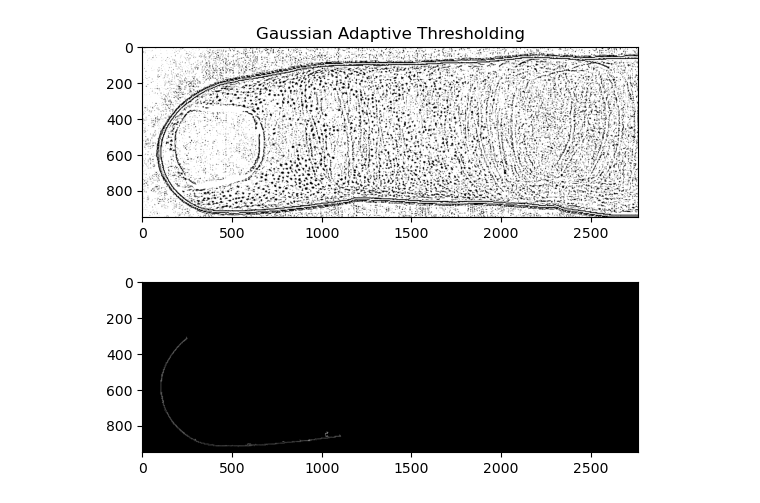
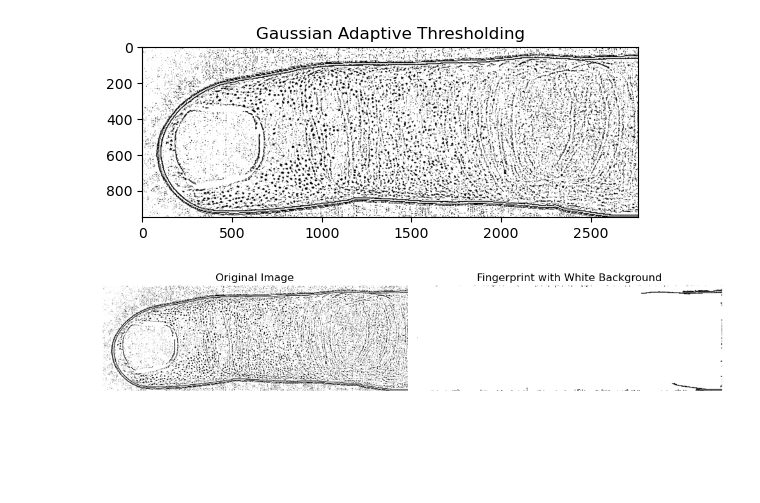
Before and after one commit to UArizonaCB2/sweat-pore-activation, a Jupyter notebook: SweatPoresDetection.ipynb, the cells around one changed output. Saved outputs shown, nothing was run; the diff lists cells and outputs as text; code cells hidden in the pictures; blank space fills up the shorter version.

```diff
--- a/SweatPoresDetection.ipynb
+++ b/SweatPoresDetection.ipynb
@@ -90,29 +90,51 @@ plt.title('Gaussian Adaptive Thresholding')
 plt.show()
 # %% [output]
 [figure]
-# %%
-# Get rid of the gray area outside the contour of the finger, we only want to maintain the analysis inside the finger
-
-# Apply thresholding to create a binary mask
-_, thresh = cv2.threshold(gaussian_thresh_image, 200, 255, cv2.THRESH_BINARY_INV)
-
-# Find contours
-contours, _ = cv2.findContours(thresh, cv2.RETR_EXTERNAL, cv2.CHAIN_APPROX_SIMPLE)
-
-# Select the largest contour (assuming it's the finger outline)
-finger_contour = max(contours, key=cv2.contourArea)
-
-# Create a new mask
-mask = np.zeros(init_image.shape[:2], dtype=np.uint8)
-
-# Draw the finger contour on the mask
-cv2.drawContours(mask, [finger_contour], 0, (255, 255, 255), -1)
-
-# Isolate the finger region
-isolated_finger = cv2.bitwise_and(init_image, init_image, mask=mask)
-
-# Display the resulting image
-plt.imshow(cv2.cvtColor(isolated_finger, cv2.COLOR_BGR2RGB))
-plt.show()
-# %% [output]
-[figure, removed]
+# %%
+
+
+# Read the input image
+img = gaussian_thresh_image
+
+# Apply Gaussian blur to reduce noise
+blur = cv2.GaussianBlur(img, (5, 5), 0)
+
+# Perform binary thresholding
+_, thresh = cv2.threshold(blur, 150, 255, cv2.THRESH_BINARY)
+
+# Find contours in the thresholded image
+contours, _ = cv2.findContours(thresh, cv2.RETR_EXTERNAL, cv2.CHAIN_APPROX_SIMPLE)
+
+# Find the contour with the maximum area (assumed to be the fingerprint)
+max_contour = max(contours, key=cv2.contourArea)
+
+# Create a mask by drawing the contour filled in on a blank image
+mask = np.zeros(img.shape, np.uint8)
+cv2.drawContours(mask, [max_contour], 0, (255, 255, 255), cv2.FILLED)
+
+# Create a white background
+background = np.ones_like(img) * 255
+
+# Apply the mask to the white background to create the final result
+result = cv2.bitwise_and(background, background, mask=mask)
+result = cv2.bitwise_or(result, cv2.bitwise_and(img, img, mask=cv2.bitwise_not(mask)))
+
+# Apply morphological erosion to clean up edges (optional)
+kernel = np.ones((3, 3), np.uint8)
+result = cv2.erode(result, kernel, iterations=1)
+
+# Display the original and resulting images using Matplotlib
+fig, axs = plt.subplots(1, 2, figsize=(10, 5))
+
+axs[0].imshow(img, cmap='gray')
+axs[0].set_title('Original Image')
+axs[0].axis('off')
+
+axs[1].imshow(result, cmap='gray')
+axs[1].set_title('Fingerprint with White Background')
+axs[1].axis('off')
+
+plt.tight_layout()
+plt.show()
+# %% [output]
+[figure, added]
```
